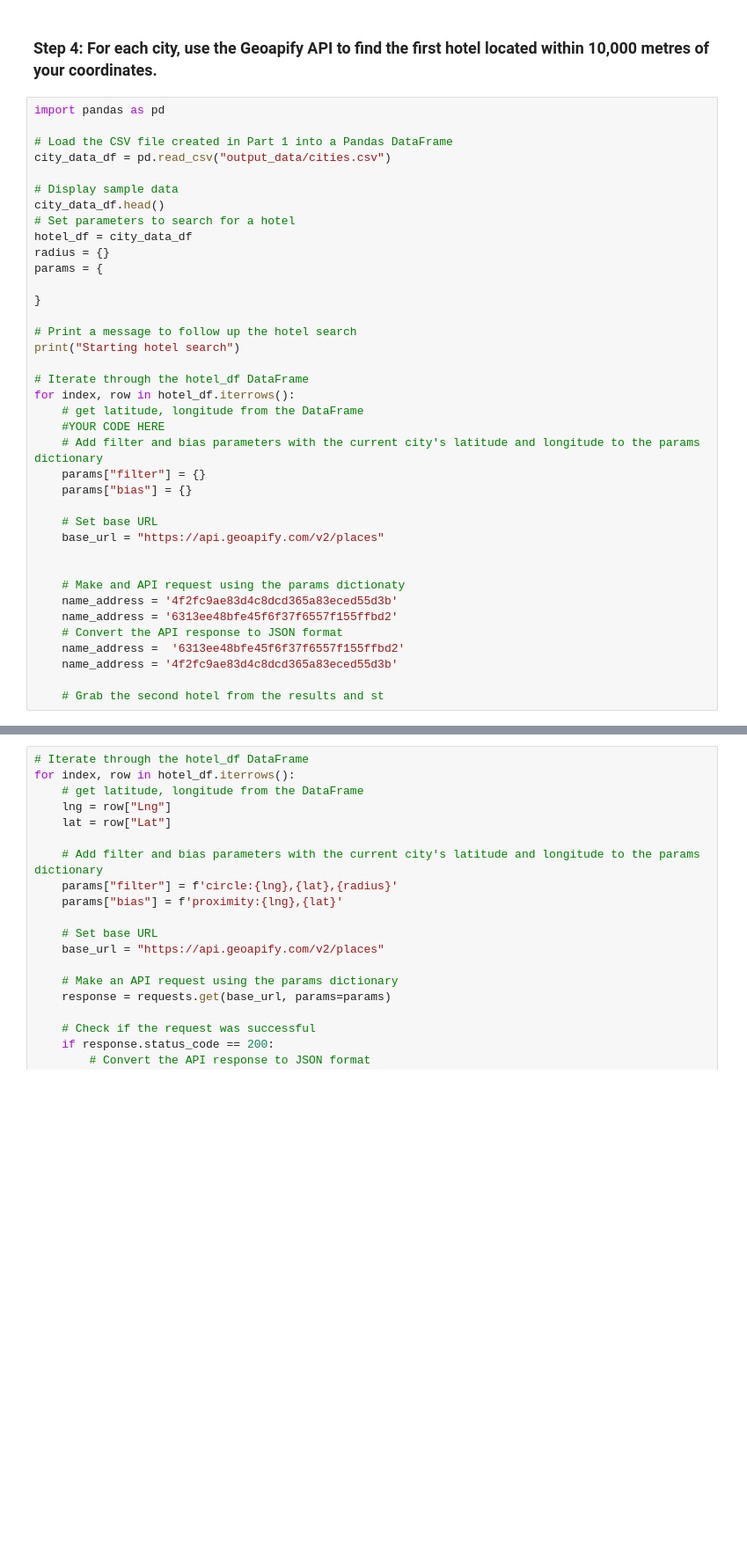
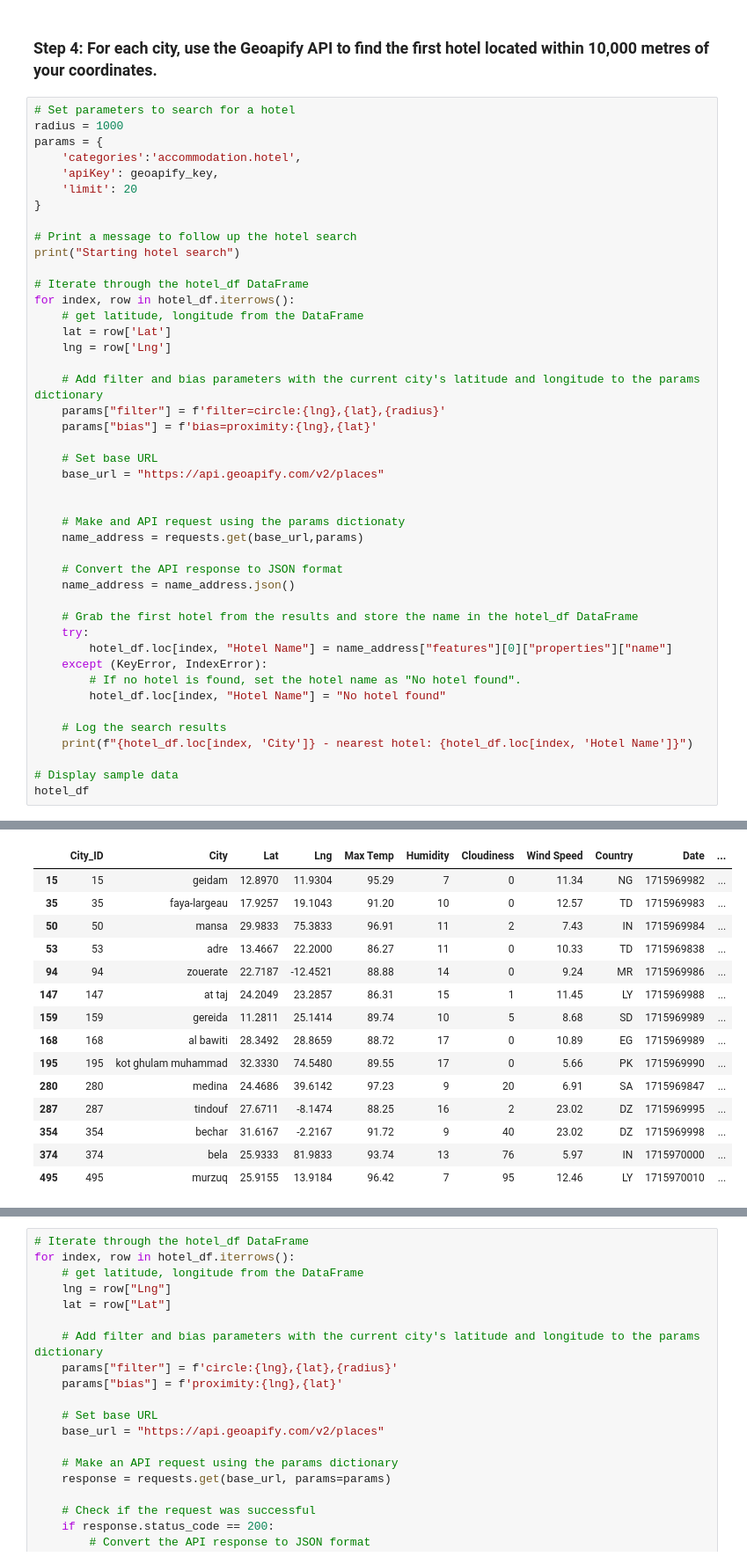
Before and after one commit to mattcat1221/World_Weather_Analysis, a Jupyter notebook: VacationPy.ipynb, the cells around one changed output, grey strips where cells are left out. Shown: that part at 88% size. Drawn from its saved outputs; the diff is of its cells as text; blank space fills up the shorter version.

```diff
--- a/VacationPy.ipynb
+++ b/VacationPy.ipynb
@@ -82,18 +99,12 @@ hotel_df.head()
 # %% [markdown]
 ### Step 4: For each city, use the Geoapify API to find the first hotel located within 10,000 metres of your coordinates.
 # %%
-import pandas as pd
-
-# Load the CSV file created in Part 1 into a Pandas DataFrame
-city_data_df = pd.read_csv("output_data/cities.csv")
-
-# Display sample data
-city_data_df.head()
 # Set parameters to search for a hotel
-hotel_df = city_data_df
-radius = {}
+radius = 1000
 params = {
-
+    'categories':'accommodation.hotel',
+    'apiKey': geoapify_key,
+    'limit': 20
 }
 
 # Print a message to follow up the hotel search
@@ -102,22 +113,34 @@ print("Starting hotel search")
 # Iterate through the hotel_df DataFrame
 for index, row in hotel_df.iterrows():
     # get latitude, longitude from the DataFrame
-    #YOUR CODE HERE
+    lat = row['Lat']
+    lng = row['Lng']
+
     # Add filter and bias parameters with the current city's latitude and longitude to the params dictionary
-    params["filter"] = {}
-    params["bias"] = {}
+    params["filter"] = f'filter=circle:{lng},{lat},{radius}'
+    params["bias"] = f'bias=proximity:{lng},{lat}'
 
     # Set base URL
     base_url = "https://api.geoapify.com/v2/places"
 
 
     # Make and API request using the params dictionaty
-    name_address = '4f2fc9ae83d4c8dcd365a83eced55d3b'
-    name_address = '6313ee48bfe45f6f37f6557f155ffbd2'
+    name_address = requests.get(base_url,params)
+
     # Convert the API response to JSON format
-    name_address =  '6313ee48bfe45f6f37f6557f155ffbd2'
-    name_address = '4f2fc9ae83d4c8dcd365a83eced55d3b'
+    name_address = name_address.json()
 
-    # Grab the second hotel from the results and st
+    # Grab the first hotel from the results and store the name in the hotel_df DataFrame
+    try:
+        hotel_df.loc[index, "Hotel Name"] = name_address["features"][0]["properties"]["name"]
+    except (KeyError, IndexError):
+        # If no hotel is found, set the hotel name as "No hotel found".
+        hotel_df.loc[index, "Hotel Name"] = "No hotel found"
+
+    # Log the search results
+    print(f"{hotel_df.loc[index, 'City']} - nearest hotel: {hotel_df.loc[index, 'Hotel Name']}")
+
+# Display sample data
+hotel_df
 # %% [output]
 Starting hotel search
@@ -123,0 +161,15 @@ Starting hotel search
+|  | City_ID | City | Lat | Lng | Max Temp | Humidity | Cloudiness | Wind Speed | Country | Date | ... |
+| 15 | 15 | geidam | 12.8970 | 11.9304 | 95.29 | 7 | 0 | 11.34 | NG | 1715969982 | ... |
+| 35 | 35 | faya-largeau | 17.9257 | 19.1043 | 91.20 | 10 | 0 | 12.57 | TD | 1715969983 | ... |
+| 50 | 50 | mansa | 29.9833 | 75.3833 | 96.91 | 11 | 2 | 7.43 | IN | 1715969984 | ... |
+| 53 | 53 | adre | 13.4667 | 22.2000 | 86.27 | 11 | 0 | 10.33 | TD | 1715969838 | ... |
+| 94 | 94 | zouerate | 22.7187 | -12.4521 | 88.88 | 14 | 0 | 9.24 | MR | 1715969986 | ... |
+| 147 | 147 | at taj | 24.2049 | 23.2857 | 86.31 | 15 | 1 | 11.45 | LY | 1715969988 | ... |
+| 159 | 159 | gereida | 11.2811 | 25.1414 | 89.74 | 10 | 5 | 8.68 | SD | 1715969989 | ... |
+| 168 | 168 | al bawiti | 28.3492 | 28.8659 | 88.72 | 17 | 0 | 10.89 | EG | 1715969989 | ... |
+| 195 | 195 | kot ghulam muhammad | 32.3330 | 74.5480 | 89.55 | 17 | 0 | 5.66 | PK | 1715969990 | ... |
+| 280 | 280 | medina | 24.4686 | 39.6142 | 97.23 | 9 | 20 | 6.91 | SA | 1715969847 | ... |
+| 287 | 287 | tindouf | 27.6711 | -8.1474 | 88.25 | 16 | 2 | 23.02 | DZ | 1715969995 | ... |
+| 354 | 354 | bechar | 31.6167 | -2.2167 | 91.72 | 9 | 40 | 23.02 | DZ | 1715969998 | ... |
+| 374 | 374 | bela | 25.9333 | 81.9833 | 93.74 | 13 | 76 | 5.97 | IN | 1715970000 | ... |
+| 495 | 495 | murzuq | 25.9155 | 13.9184 | 96.42 | 7 | 95 | 12.46 | LY | 1715970010 | ... |
```
Also changed, not shown: parts of 10 cells of this notebook.
